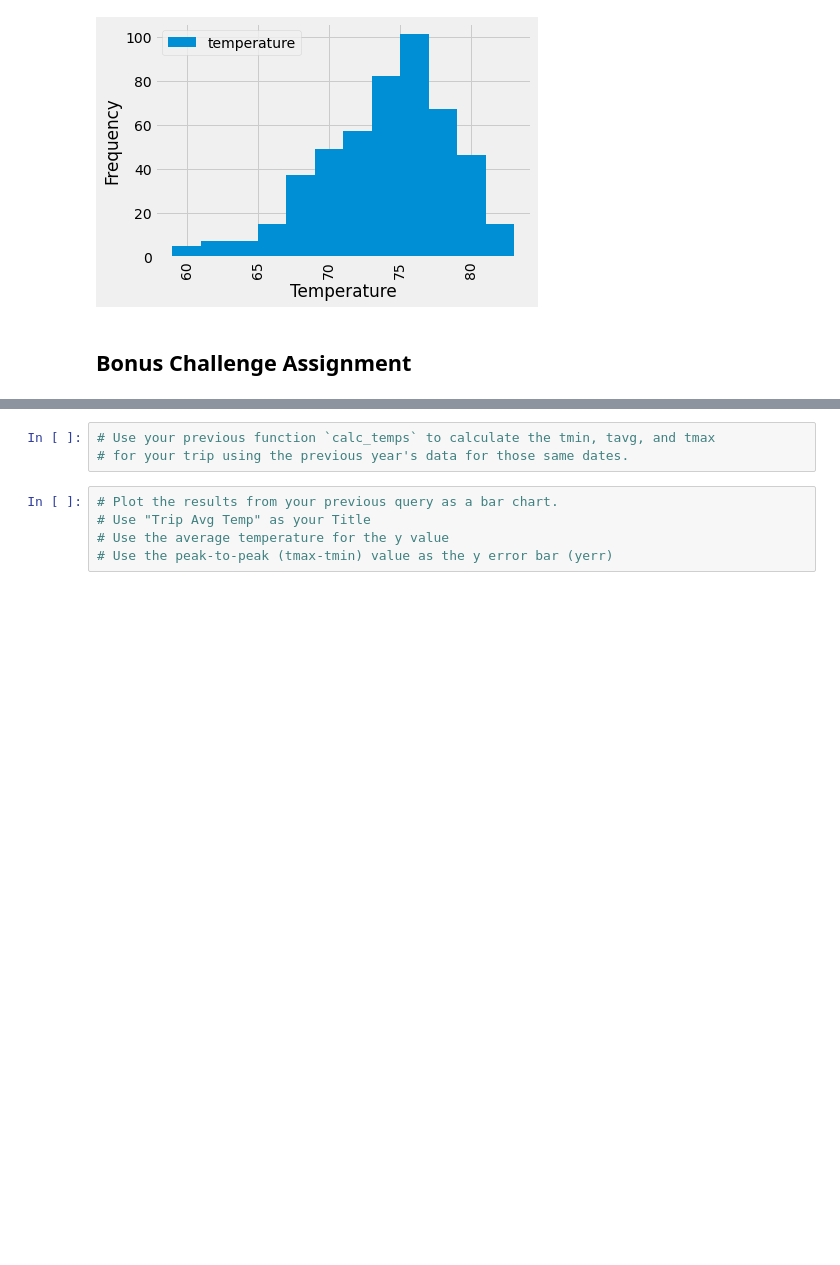
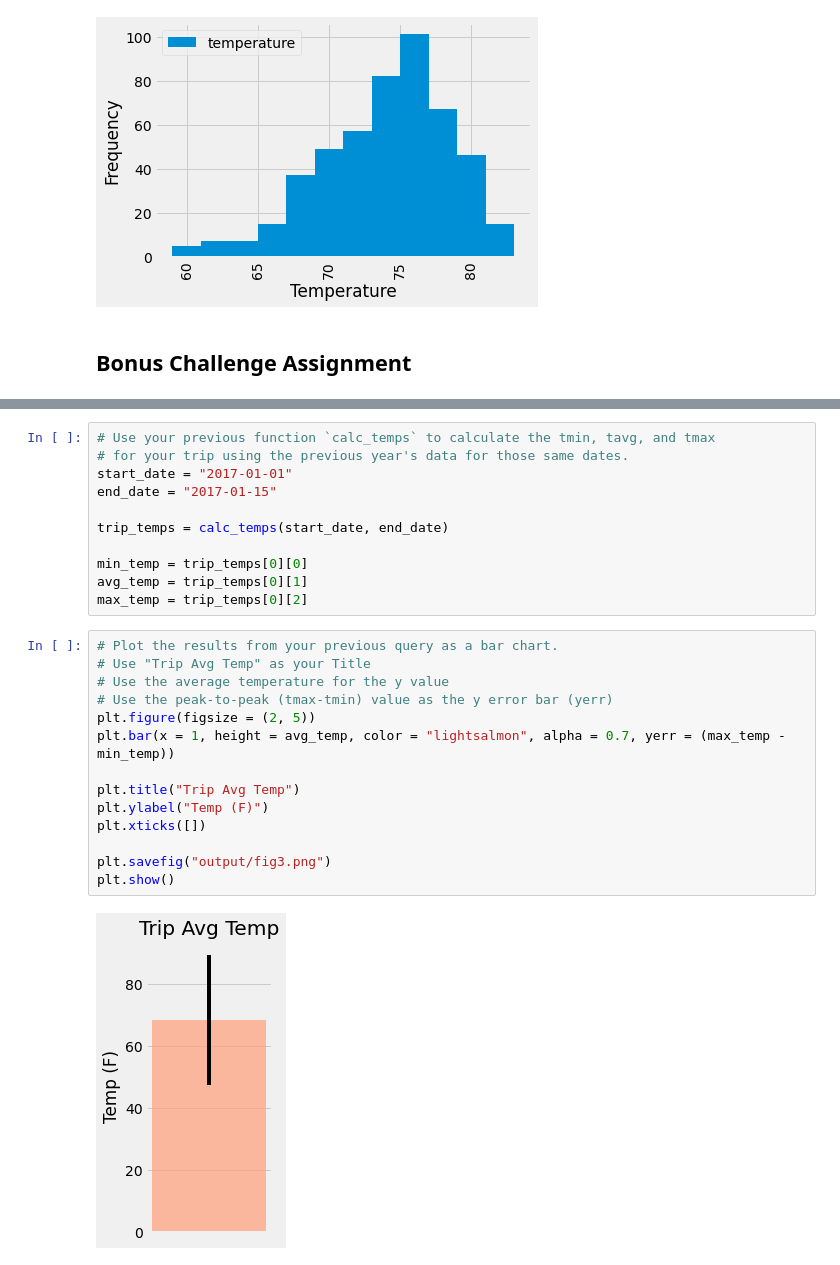
Before and after one commit to MATaylor0/sqlalchemy-challenge, a Jupyter notebook: climate_starter.ipynb, the cells around one changed output, grey strips where cells are left out. Saved outputs shown, nothing was run; the diff lists cells and outputs as text; blank space fills up the shorter version.

```diff
--- a/climate_starter.ipynb
+++ b/climate_starter.ipynb
@@ -182,11 +182,30 @@ print(calc_temps('2012-02-28', '2012-03-05'))
 # %%
 # Use your previous function `calc_temps` to calculate the tmin, tavg, and tmax
 # for your trip using the previous year's data for those same dates.
+start_date = "2017-01-01"
+end_date = "2017-01-15"
+
+trip_temps = calc_temps(start_date, end_date)
+
+min_temp = trip_temps[0][0]
+avg_temp = trip_temps[0][1]
+max_temp = trip_temps[0][2]
 # %%
 # Plot the results from your previous query as a bar chart.
 # Use "Trip Avg Temp" as your Title
 # Use the average temperature for the y value
 # Use the peak-to-peak (tmax-tmin) value as the y error bar (yerr)
+plt.figure(figsize = (2, 5))
+plt.bar(x = 1, height = avg_temp, color = "lightsalmon", alpha = 0.7, yerr = (max_temp - min_temp))
+
+plt.title("Trip Avg Temp")
+plt.ylabel("Temp (F)")
+plt.xticks([])
+
+plt.savefig("output/fig3.png")
+plt.show()
+# %% [output]
+[figure, added]
 # %%
 # Calculate the total amount of rainfall per weather station for your trip dates using the previous year's matching dates.
 # Sort this in descending order by precipitation amount and list the station, name, latitude, longitude, and elevation
```
Also changed, not shown: parts of 11 cells of this notebook, 2 other files.
